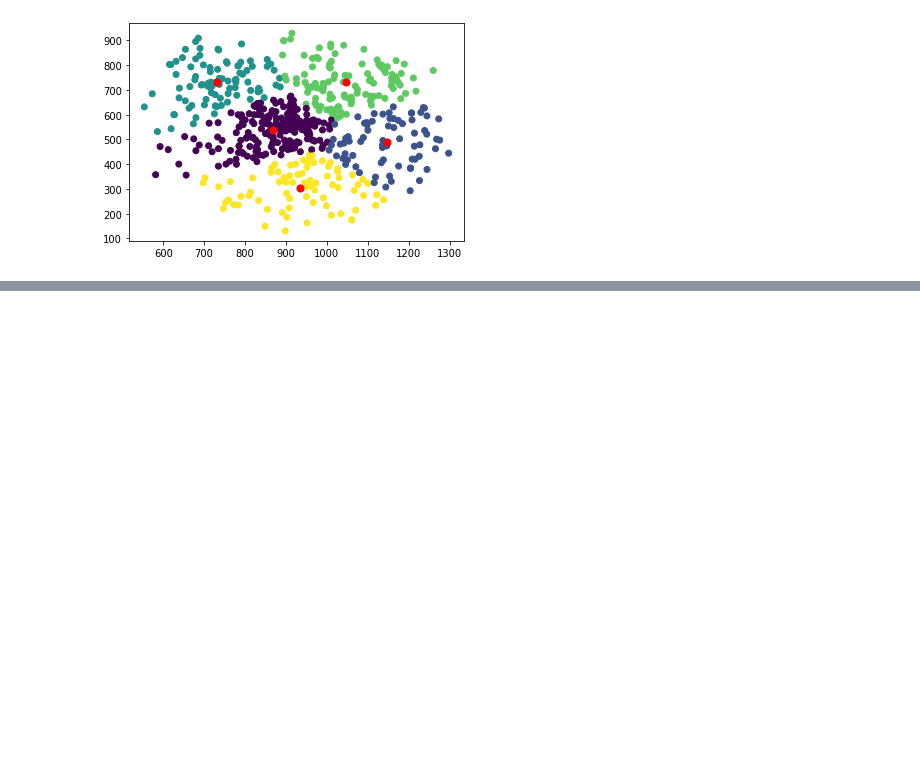
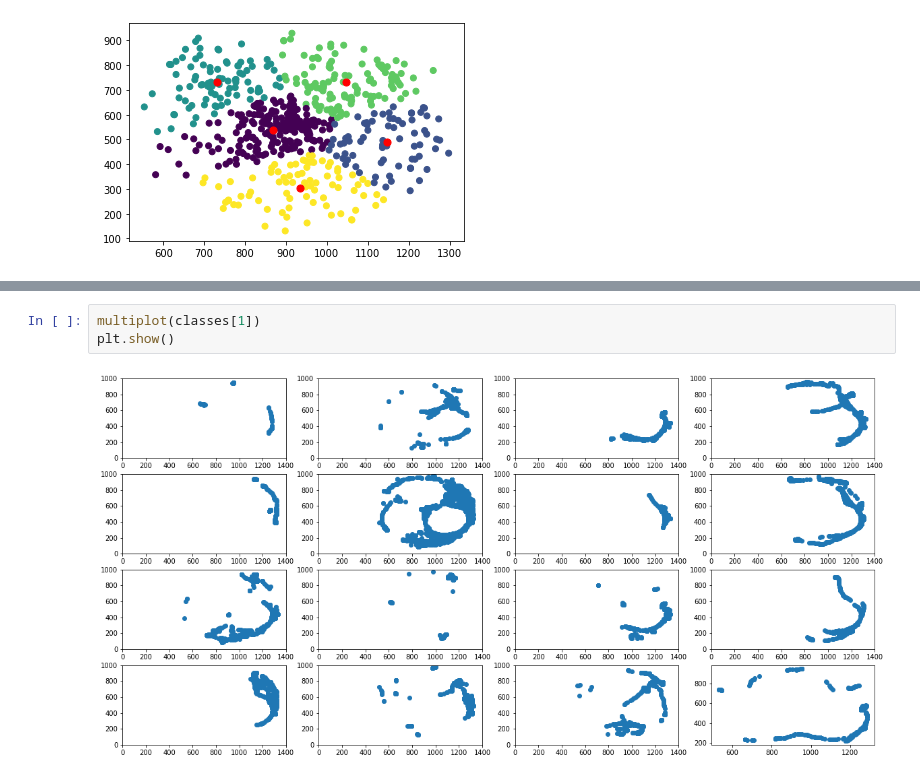
Before and after one commit to 0x50f13/cover, a Jupyter notebook: notebooks/Categorize.ipynb, the cells around one changed output, grey strips where cells are left out. Cells and saved outputs as stored; diff of their text form; blank space fills up the shorter version.

```diff
--- a/notebooks/Categorize.ipynb
+++ b/notebooks/Categorize.ipynb
@@ -165,0 +197,5 @@ plt.show()
+# %%
+multiplot(classes[1])
+plt.show()
+# %% [output]
+[figure, added]
```
Also changed, not shown: parts of 9 cells of this notebook.
